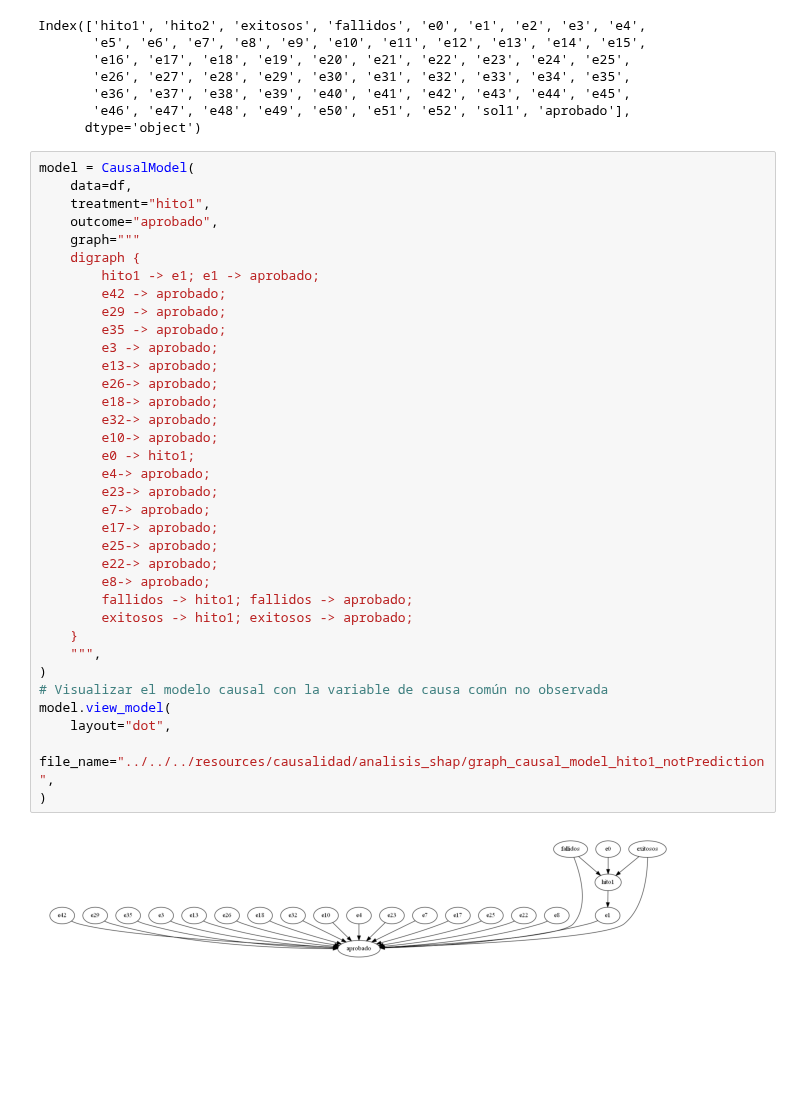
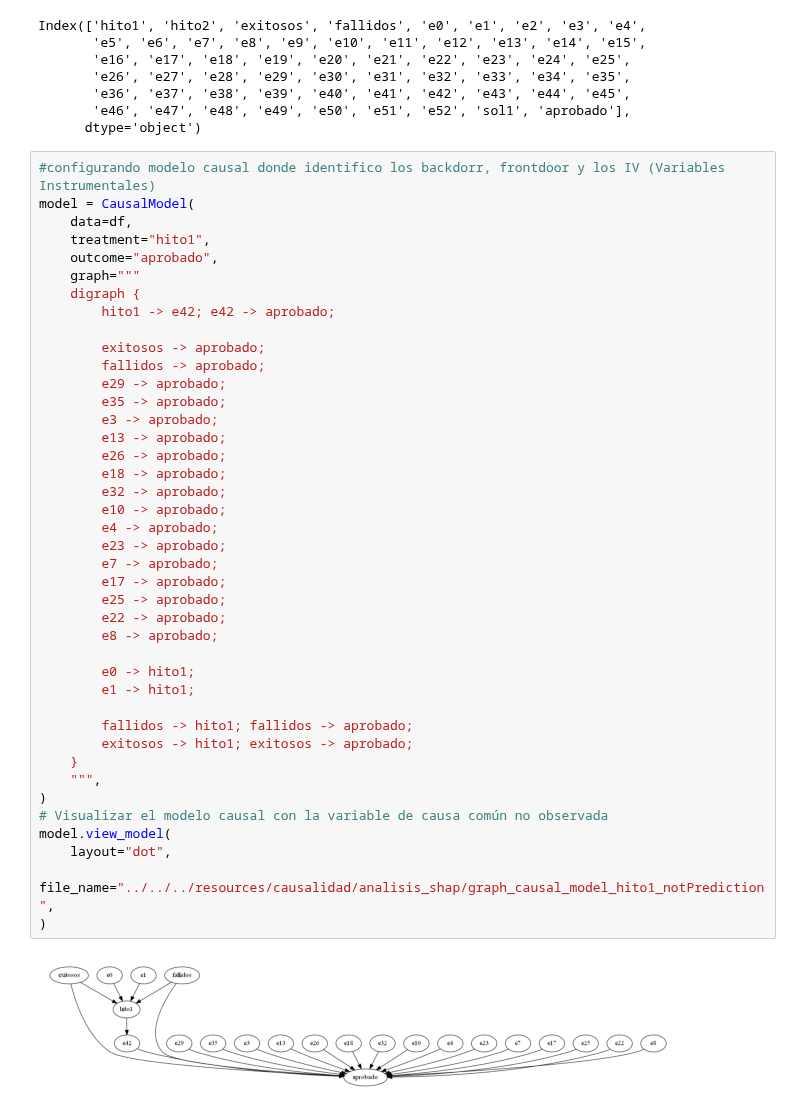
Before and after one commit to tonporaqui/tesis, a Jupyter notebook: jupyter_notebook/notebooks/DowHy/Analisis_hito1_shap/causalidad_hito1_notPrediction.ipynb, the cells around one changed output. Saved outputs shown, nothing was run; the diff lists cells and outputs as text; blank space fills up the shorter version.

Commit message:
actualizando el analisis de la prediccion hito1 y documentando.

```diff
--- a/jupyter_notebook/notebooks/DowHy/Analisis_hito1_shap/causalidad_hito1_notPrediction.ipynb
+++ b/jupyter_notebook/notebooks/DowHy/Analisis_hito1_shap/causalidad_hito1_notPrediction.ipynb
@@ -55,42 +55,48 @@ Index(['hito1', 'hito2', 'exitosos', 'fallidos', 'e0', 'e1', 'e2', 'e3', 'e4',
        'e46', 'e47', 'e48', 'e49', 'e50', 'e51', 'e52', 'sol1', 'aprobado'],
       dtype='object')
 # %%
+#configurando modelo causal donde identifico los backdorr, frontdoor y los IV (Variables Instrumentales)
 model = CausalModel(
     data=df,
     treatment="hito1",
     outcome="aprobado",
     graph="""
     digraph {
-        hito1 -> e1; e1 -> aprobado;
-        e42 -> aprobado;
+        hito1 -> e42; e42 -> aprobado;
+
+        exitosos -> aprobado;
+        fallidos -> aprobado;
         e29 -> aprobado;
         e35 -> aprobado;
         e3 -> aprobado;
-        e13-> aprobado;
-        e26-> aprobado;
-        e18-> aprobado;
-        e32-> aprobado;
-        e10-> aprobado;
+        e13 -> aprobado;
+        e26 -> aprobado;
+        e18 -> aprobado;
+        e32 -> aprobado;
+        e10 -> aprobado;
+        e4 -> aprobado;
+        e23 -> aprobado;
+        e7 -> aprobado;
+        e17 -> aprobado;
+        e25 -> aprobado;
+        e22 -> aprobado;
+        e8 -> aprobado;
+
         e0 -> hito1;
-        e4-> aprobado;
-        e23-> aprobado;
-        e7-> aprobado;
-        e17-> aprobado;
-        e25-> aprobado;
-        e22-> aprobado;
-        e8-> aprobado;
+        e1 -> hito1;
+
         fallidos -> hito1; fallidos -> aprobado;
         exitosos -> hito1; exitosos -> aprobado;
     }
     """,
 )
 # Visualizar el modelo causal con la variable de causa común no observada
 model.view_model(
     layout="dot",
     file_name="../../../resources/causalidad/analisis_shap/graph_causal_model_hito1_notPrediction",
 )
 # %% [output]
-[figure, old version]
+[figure, new version]
 # %%
 # Paso 2: Identificar el estimando objetivo bajo el modelo
 identified_estimand = model.identify_effect(proceed_when_unidentifiable=True)
```
Also changed, not shown: parts of 9 cells of this notebook, 6 other files.
